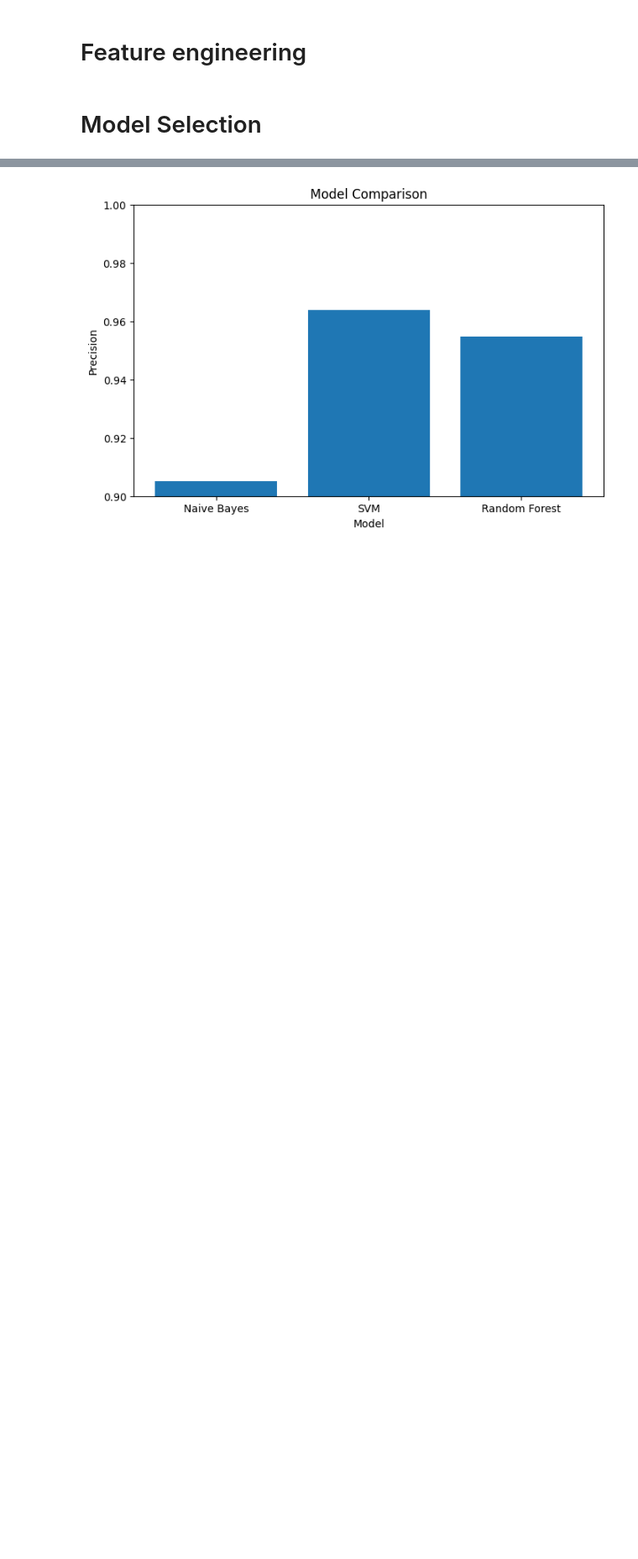
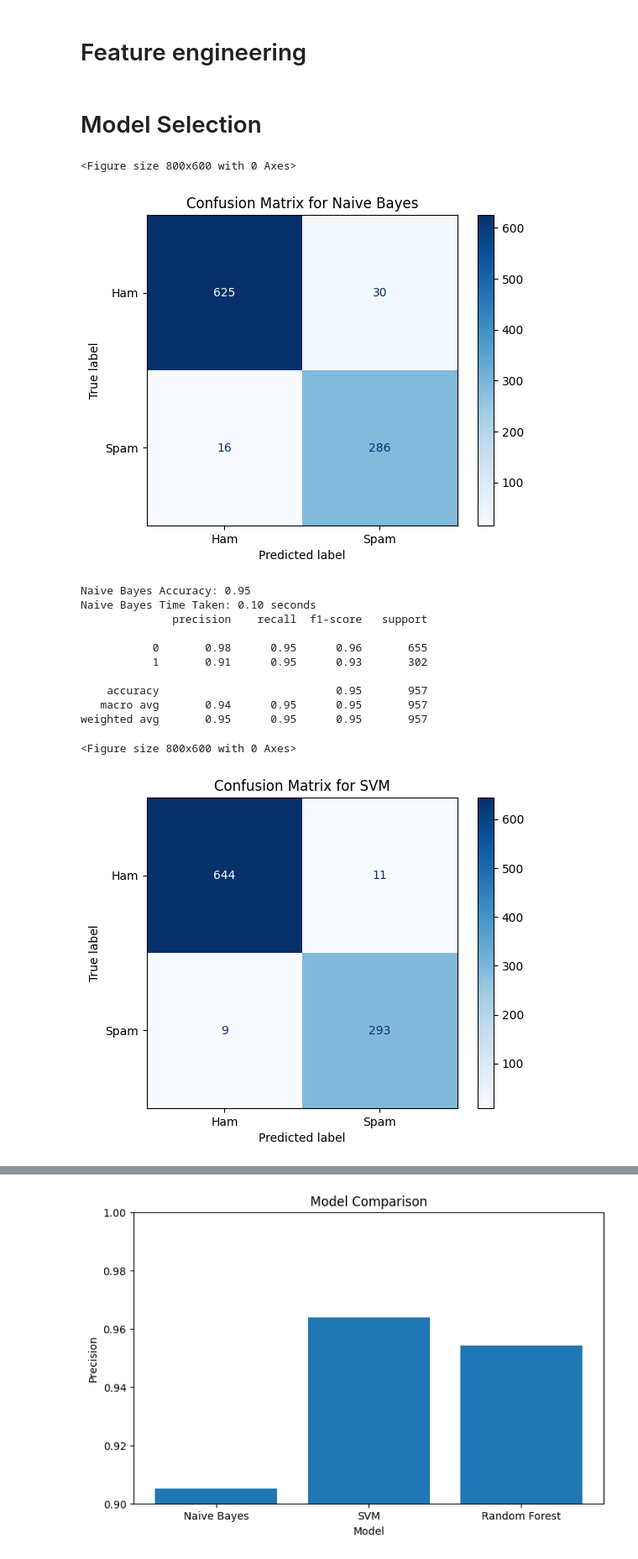
Before and after one commit to Tada-124880/CP_project, a Jupyter notebook: spamemail.ipynb, the cells around one changed output, grey strips where cells are left out. Shown at 84% size. Cells and saved outputs as stored; diff of their text form; code cells hidden in the pictures; blank space fills up the shorter version.

```diff
--- a/spamemail.ipynb
+++ b/spamemail.ipynb
@@ -262,3 +275,77 @@ X_train = tfidf_vectorizer.fit_transform(X_train).toarray()
 X_test = tfidf_vectorizer.transform(X_test).toarray()
 # %% [markdown]
 # Model Selection
+# %%
+import time
+from sklearn.metrics import confusion_matrix, ConfusionMatrixDisplay, classification_report, accuracy_score, precision_score, recall_score, f1_score
+import matplotlib.pyplot as plt
+from sklearn.naive_bayes import MultinomialNB
+from sklearn.svm import SVC
+from sklearn.ensemble import RandomForestClassifier
+
+# Initialize models
+models = {
+    'Naive Bayes': MultinomialNB(),
+    'SVM': SVC(kernel='linear', probability=True),
+    'Random Forest': RandomForestClassifier(n_estimators=100)
+}
+
+results_accuracy = {}
+results_precision = {}
+results_f1_score = {}
+results_recall = {}
+results_time = {}
+
+# Cross-validation loop with time tracking
+for model_name, model in models.items():
+    start_time = time.time()  # Start time tracking
+
+    model.fit(X_train, y_train)  # Train the model
+    y_pred = model.predict(X_test)  # Make predictions
+
+    # Calculate confusion matrix
+    cm = confusion_matrix(y_test, y_pred, labels=[0, 1])
+
+    # Plot confusion matrix
+    disp = ConfusionMatrixDisplay(confusion_matrix=cm, display_labels=['Ham', 'Spam'])
+    plt.figure(figsize=(8, 6))
+    disp.plot(cmap='Blues', values_format='d')
+    plt.title(f'Confusion Matrix for {model_name}')
+    plt.show()
+
+    # Calculate performance metrics
+    accuracy = accuracy_score(y_test, y_pred)
+    precision = precision_score(y_test, y_pred)
+    recall = recall_score(y_test, y_pred)
+    f1 = f1_score(y_test, y_pred)
+
+    # Capture the end time and calculate the elapsed time
+    end_time = time.time()
+    elapsed_time = end_time - start_time
+
+    # Store the results
+    results_accuracy[model_name] = accuracy
+    results_precision[model_name] = precision
+    results_f1_score[model_name] = f1
+    results_recall[model_name] = recall
+    results_time[model_name] = elapsed_time  # Store elapsed time
+
+    # Print results
+    print(f"{model_name} Accuracy: {accuracy:.2f}")
+    print(f"{model_name} Time Taken: {elapsed_time:.2f} seconds")
+    print(classification_report(y_test, y_pred))
+# %% [output]
+<Figure size 800x600 with 0 Axes>
+[figure, added]
+Naive Bayes Accuracy: 0.95
+Naive Bayes Time Taken: 0.10 seconds
+              precision    recall  f1-score   support
+
+           0       0.98      0.95      0.96       655
+           1       0.91      0.95      0.93       302
+
+    accuracy                           0.95       957
+   macro avg       0.94      0.95      0.95       957
+weighted avg       0.95      0.95      0.95       957
+<Figure size 800x600 with 0 Axes>
+[figure, added]
```
Also changed, not shown: parts of 24 cells of this notebook.
